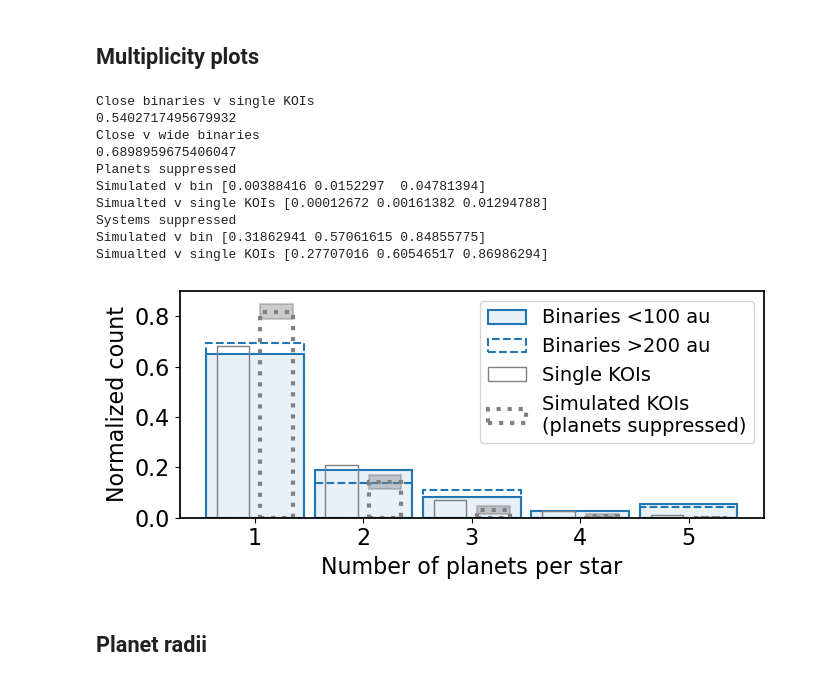
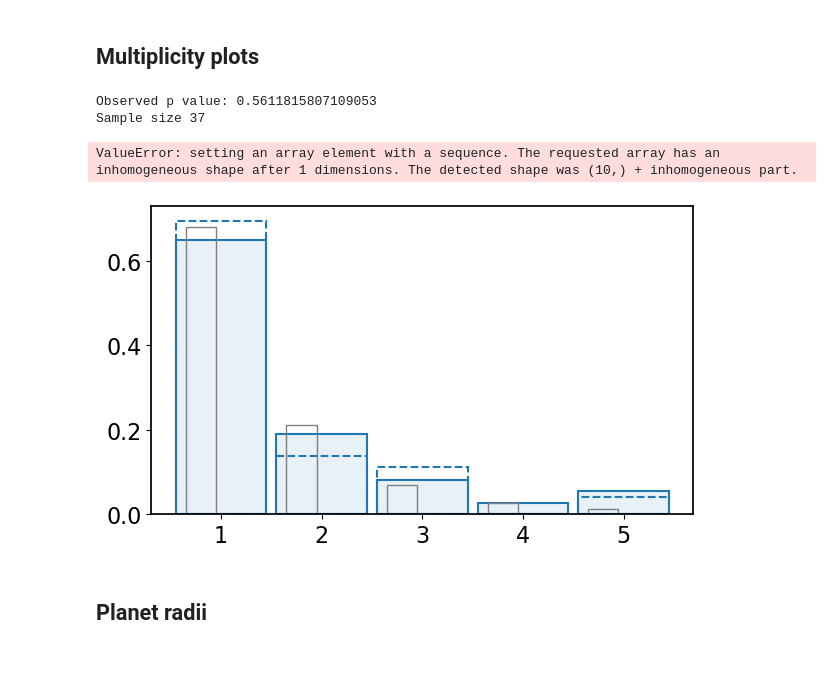
Before and after one commit to ernewton/importance_of_binarity, a Jupyter notebook: 3. Toy model and results.ipynb, the cells around one changed output. Cells and saved outputs as stored; diff of their text form; code cells hidden in the pictures.

Commit message:
empirical values
working but not right

```diff
--- a/3. Toy model and results.ipynb
+++ b/3. Toy model and results.ipynb
@@ -79,8 +79,8 @@ KeplerSimulator = SuppressionSimulator(
 # ------------------------------------------------------------------
 res_systems, res_planets  = run_trials(
     simulator=KeplerSimulator,
-    n_trials=500,
-    max_a_draw=300.)
+    n_trials=10000,
+    max_a_draw=100.)
 # %% [markdown]
 ## Semi-major axis plots
 # %%
@@ -186,41 +155,42 @@ close = binaries['SepAU']<100.
 bin_planet_counts = binaries[close].groupby('KOI').size().reset_index(name='n_planets')
 koi_planet_counts = singles.groupby('KOI').size().reset_index(name='n_planets')
 
-print("Close binaries v single KOIs")
-print(stats.mannwhitneyu(bin_planet_counts['n_planets'], koi_planet_counts['n_planets'],
-                              alternative='two-sided').pvalue)
+n_to_sample = len(bin_planet_counts)
 
+p_chi2_observed = chisquare_multiplicity(bin_planet_counts, koi_planet_counts)
+stat_observed, pfisher_observed = fishers_multiplicity(bin_planet_counts, koi_planet_counts)
+print("Observed p value:", p_chi2_observed)
+print("Sample size", n_to_sample)
 
-def multiplicity_hist(res):
+def multiplicity_hist(res, n_to_sample,  stat_observed=False):
 
-    ntrials = len(res.survived_periods)
+    ntrials = len(res.survived_semimajor)
     sim_npl = np.zeros((ntrials,5))
-    mw_trials_v_self = np.zeros(ntrials)
-    mw_trials = np.zeros(ntrials)
+    stat_simulated = np.zeros(ntrials)
+
     for i in range(ntrials):
         closest = res.survived_semimajor[i] < 100.
         vv = res.survived_periods[i][closest].groupby('KOI').size().reset_index(name='n_planets')
+        if len(vv)>n_to_sample:
+            vv = vv.sample(n_to_sample)
         nstars = len(vv)
+
         ww = 1./np.full(nstars, nstars, dtype=float)
         hist, _ = np.histogram(vv['n_planets'], weights=ww,
                                bins=[0.5,1.5,2.5,3.5,4.5,5.5])
         sim_npl[i] = hist
 
-        mw_trials[i] = stats.mannwhitneyu(bin_planet_counts['n_planets'], vv['n_planets'],
-                              alternative='two-sided').pvalue
-        mw_trials_v_self[i] = stats.mannwhitneyu(koi_planet_counts['n_planets'], vv['n_planets'],
-                              alternative='two-sided').pvalue
+        stat_simulated[i] = chisquare_multiplicity(vv, koi_planet_counts)
 
     y = np.percentile(sim_npl, q=[16,50,84], axis=0)
 
-    # stats test
-    print("Simulated v bin", np.percentile(mw_trials,q=[16,50,84]))
-    print("Simualted v single KOIs", np.percentile(mw_trials_v_self,q=[16,50,84]))
+    if stat_observed:
+        p_empirical = np.mean(stat_simulated <= stat_observed)
+        return y, p_empirical
 
     return y
 
-
-fig, ax = plt.subplots(1, 1, figsize=(7,3.3), sharex=True, sharey=True)
+fig, ax = plt.subplots(1, 1, figsize=(7,4), sharex=True, sharey=True)
 x = np.array([1,2,3,4,5])
 
 ## the binaries
@@ -243,9 +213,6 @@ ax.bar(x, y, edgecolor=bin_col, facecolor='None', alpha=1,
             width=0.9, linewidth=1.5, ls='--',
             label='Binaries >200 au')
 
-print("Close v wide binaries")
-print(stats.mannwhitneyu(bin_planet_counts['n_planets'], wide_planet_counts['n_planets'],
-                              alternative='two-sided').pvalue)
 
 ## add raw planet counts
 
@@ -254,50 +221,43 @@ ww = 1./np.full(nstars, nstars, dtype=float)
 y, _ = np.histogram(koi_planet_counts['n_planets'],
                     weights=ww, bins=[0.5,1.5,2.5,3.5,4.5,5.5])
 ax.bar(x-0.2, y, ls='-', edgecolor='gray', facecolor='None',
             width=0.3, lw=1, label=koi_label)
 
 
 ## suppressed planet counts
 
-print("Planets suppressed")
-y = multiplicity_hist(res_planets)
-
+print("Planets suppressed, drawing samples of size", n_to_sample)
+y, p = multiplicity_hist(res_planets, n_to_sample, stat_observed=p_chi2_observed)
+print("P-value (planets suppressed):", p)
 ax.bar(x+0.2, y[1], ls=':', edgecolor='gray', facecolor='none',
             width=0.3, lw=3,
             label='Simulated KOIs \n(planets suppressed)')
 
 ax.bar(x + 0.2,
        height = y[2] - y[0],
        bottom = y[0],
        width = 0.3,
        edgecolor = 'gray',
        facecolor = 'gray',
        linewidth = 1.5,
        alpha = 0.4)
 
-print("Systems suppressed")
-y = multiplicity_hist(res_systems)
-# this looks like the single KOIs, naturally
+print("Systems suppressed", n_to_sample)
+y, p = multiplicity_hist(res_systems, n_to_sample, stat_observed=pfisher_observed)
+print("P-value (systems suppressed):", p)
 
 plt.xlabel('Number of planets per star')
 plt.ylabel('Normalized count')
 plt.legend()
 plt.ylim(0,0.9)
 plt.tight_layout()
 
 plt.savefig(f'plots/multiplicity_{sup_method}.png')
 # %% [output]
-Close binaries v single KOIs
-0.5402717495679932
-Close v wide binaries
-0.6898959675406047
-Planets suppressed
-Simulated v bin [0.00388416 0.0152297  0.04781394]
-Simualted v single KOIs [0.00012672 0.00161382 0.01294788]
-Systems suppressed
-Simulated v bin [0.31862941 0.57061615 0.84855775]
-Simualted v single KOIs [0.27707016 0.60546517 0.86986294]
+Observed p value: 0.5611815807109053
+Sample size 37
+ValueError: setting an array element with a sequence. The requested array has an inhomogeneous shape after 1 dimensions. The detected shape was (10,) + inhomogeneous part.
-[figure, old version]
+[figure, new version]
 # %% [markdown]
 ## Planet radii
 # %%
```
Also changed, not shown: parts of 7 cells of this notebook, 3 other files.
